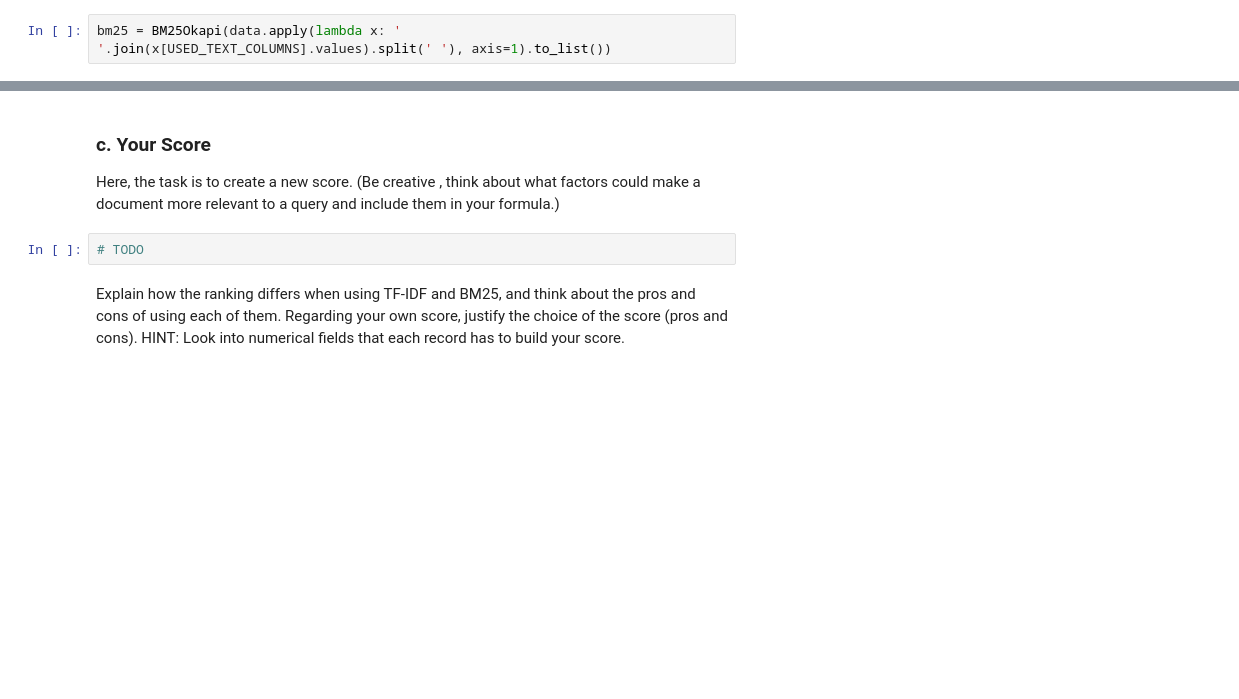
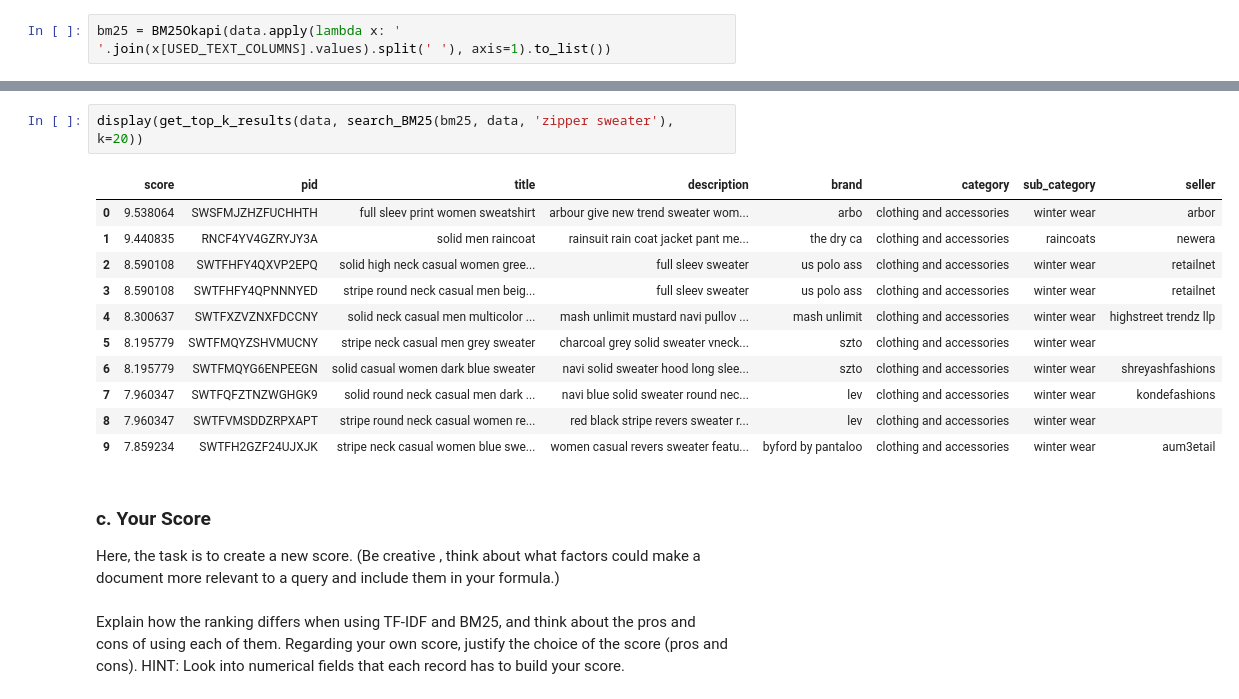
Before and after one commit to LucaFranceschi01/IRWA-2025-G23, a Jupyter notebook: project_progress/part_3/ranking_and_filtering.ipynb, the cells around one changed output, grey strips where cells are left out. Saved outputs shown, nothing was run; the diff lists cells and outputs as text; blank space fills up the shorter version.

```diff
--- a/project_progress/part_3/ranking_and_filtering.ipynb
+++ b/project_progress/part_3/ranking_and_filtering.ipynb
@@ -296,9 +384,21 @@ search_BM25(bm25, data, 'zipper sweater')
+# %%
+display(get_top_k_results(data, search_BM25(bm25, data, 'zipper sweater'), k=20))
+# %% [output]
+|  | score | pid | title | description | brand | category | sub_category | seller |
+| 0 | 9.538064 | SWSFMJZHZFUCHHTH | full sleev print women sweatshirt | arbour give new trend sweater wom... | arbo | clothing and accessories | winter wear | arbor |
+| 1 | 9.440835 | RNCF4YV4GZRYJY3A | solid men raincoat | rainsuit rain coat jacket pant me... | the dry ca | clothing and accessories | raincoats | newera |
+| 2 | 8.590108 | SWTFHFY4QXVP2EPQ | solid high neck casual women gree... | full sleev sweater | us polo ass | clothing and accessories | winter wear | retailnet |
+| 3 | 8.590108 | SWTFHFY4QPNNNYED | stripe round neck casual men beig... | full sleev sweater | us polo ass | clothing and accessories | winter wear | retailnet |
+| 4 | 8.300637 | SWTFXZVZNXFDCCNY | solid neck casual men multicolor ... | mash unlimit mustard navi pullov ... | mash unlimit | clothing and accessories | winter wear | highstreet trendz llp |
+| 5 | 8.195779 | SWTFMQYZSHVMUCNY | stripe neck casual men grey sweater | charcoal grey solid sweater vneck... | szto | clothing and accessories | winter wear |  |
+| 6 | 8.195779 | SWTFMQYG6ENPEEGN | solid casual women dark blue sweater | navi solid sweater hood long slee... | szto | clothing and accessories | winter wear | shreyashfashions |
+| 7 | 7.960347 | SWTFQFZTNZWGHGK9 | solid round neck casual men dark ... | navi blue solid sweater round nec... | lev | clothing and accessories | winter wear | kondefashions |
+| 8 | 7.960347 | SWTFVMSDDZRPXAPT | stripe round neck casual women re... | red black stripe revers sweater r... | lev | clothing and accessories | winter wear |  |
+| 9 | 7.859234 | SWTFH2GZF24UJXJK | stripe neck casual women blue swe... | women casual revers sweater featu... | byford by pantaloo | clothing and accessories | winter wear | aum3etail |
 # %% [markdown]
 ### c. Your Score
 
 Here, the task is to create a new score. (Be creative , think about what factors could make a document more relevant to a query and include them in your formula.)
-# %%
-# TODO
 # %% [markdown]
 Explain how the ranking differs when using TF-IDF and BM25, and think about the pros and cons of using each of them. Regarding your own score, justify the choice of the score (pros and cons). HINT: Look into numerical fields that each record has to build your score.
 # %% [markdown]
```
Also changed, not shown: parts of 10 cells of this notebook.
